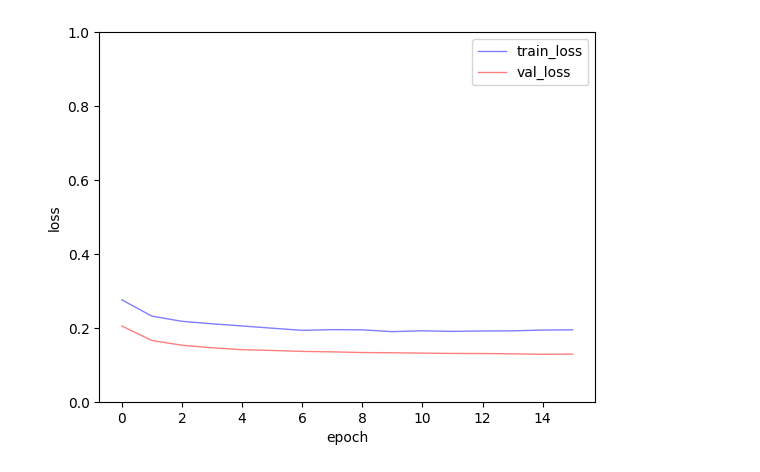
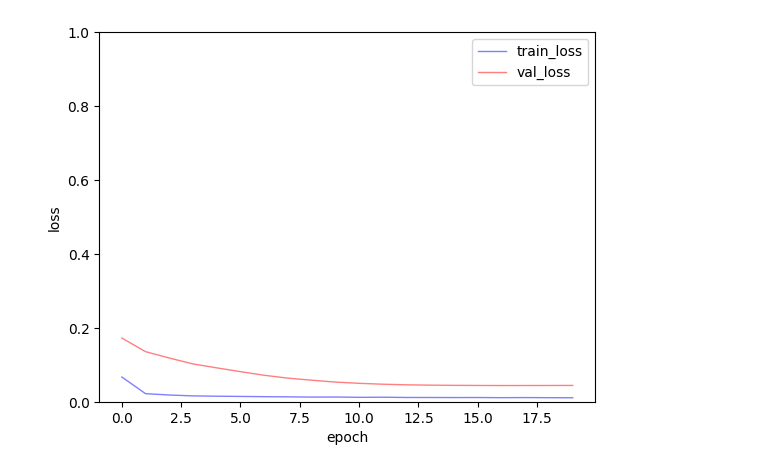
Before and after one commit to QichaoShentu/ptm_anomaly_detection, a Jupyter notebook: utils/vis_loss.ipynb, the cells around one changed output. Drawn from its saved outputs; the diff is of its cells as text; code cells hidden in the pictures.

```diff
--- a/utils/vis_loss.ipynb
+++ b/utils/vis_loss.ipynb
@@ -42,4 +46,4 @@ def training_vis_result(path):
 # %%
-finetune_vis_result('/workspace/ptm_anomaly_detection/fitune/GECCO100P1MMaskR320-20231014/')
+finetune_vis_result('/workspace/ptm_anomaly_detection/finetune_/GECCOW100P1MaskR320Baseline-20231015')
 # %% [output]
-[figure, old version]
+[figure, new version]
```
Also changed, not shown: parts of 2 cells of this notebook, 8 other files.
